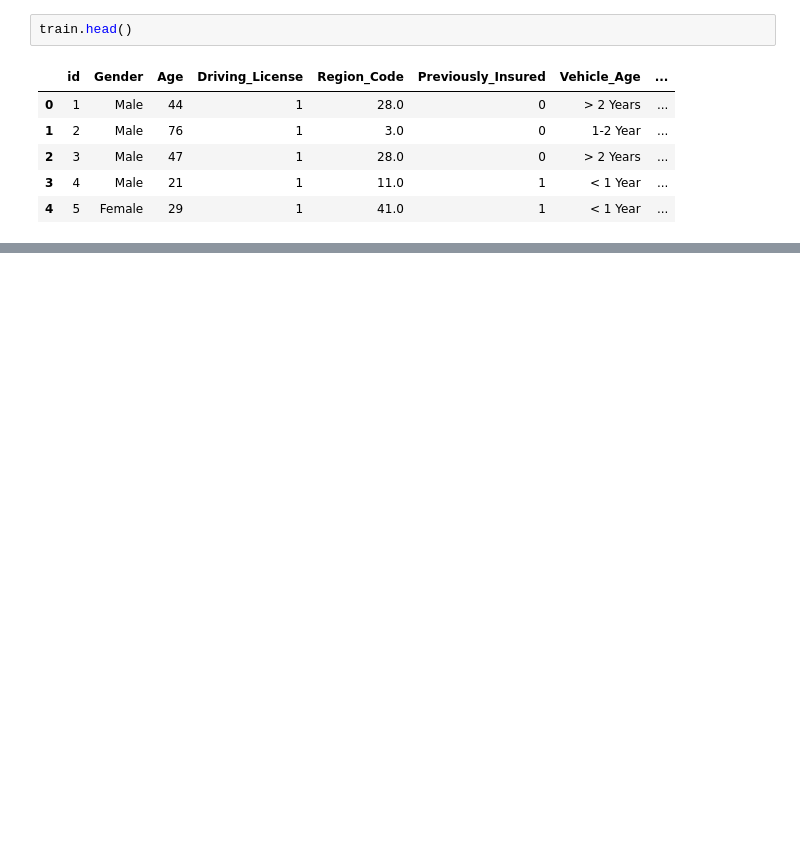
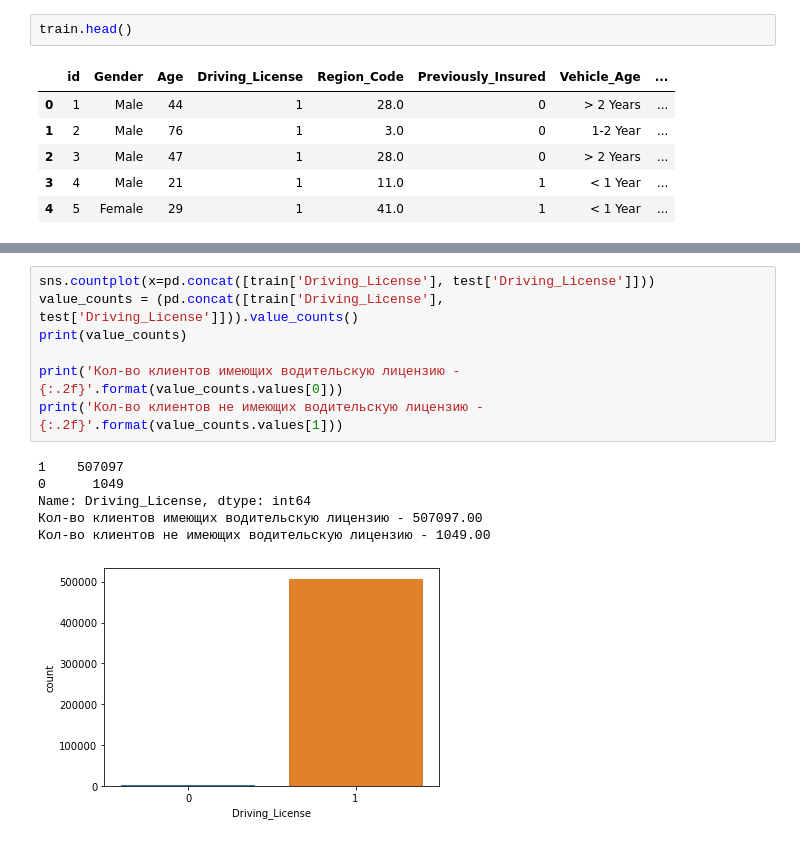
Before and after one commit to alexsoll/MachineLearningCourse, a Jupyter notebook: Janatahack_cross-sell_prediction.ipynb, the cells around one changed output, grey strips where cells are left out. Cells and saved outputs as stored; diff of their text form; blank space fills up the shorter version.

```diff
--- a/Janatahack_cross-sell_prediction.ipynb
+++ b/Janatahack_cross-sell_prediction.ipynb
@@ -63,0 +163,14 @@ There is 0 missing values in 'sample' data frame
+# %%
+sns.countplot(x=pd.concat([train['Driving_License'], test['Driving_License']]))
+value_counts = (pd.concat([train['Driving_License'], test['Driving_License']])).value_counts()
+print(value_counts)
+
+print('Кол-во клиентов имеющих водительскую лицензию - {:.2f}'.format(value_counts.values[0]))
+print('Кол-во клиентов не имеющих водительскую лицензию - {:.2f}'.format(value_counts.values[1]))
+# %% [output]
+1    507097
+0      1049
+Name: Driving_License, dtype: int64
+Кол-во клиентов имеющих водительскую лицензию - 507097.00
+Кол-во клиентов не имеющих водительскую лицензию - 1049.00
+[figure, added]
```
Also changed, not shown: parts of 26 cells of this notebook, 1 other file.
